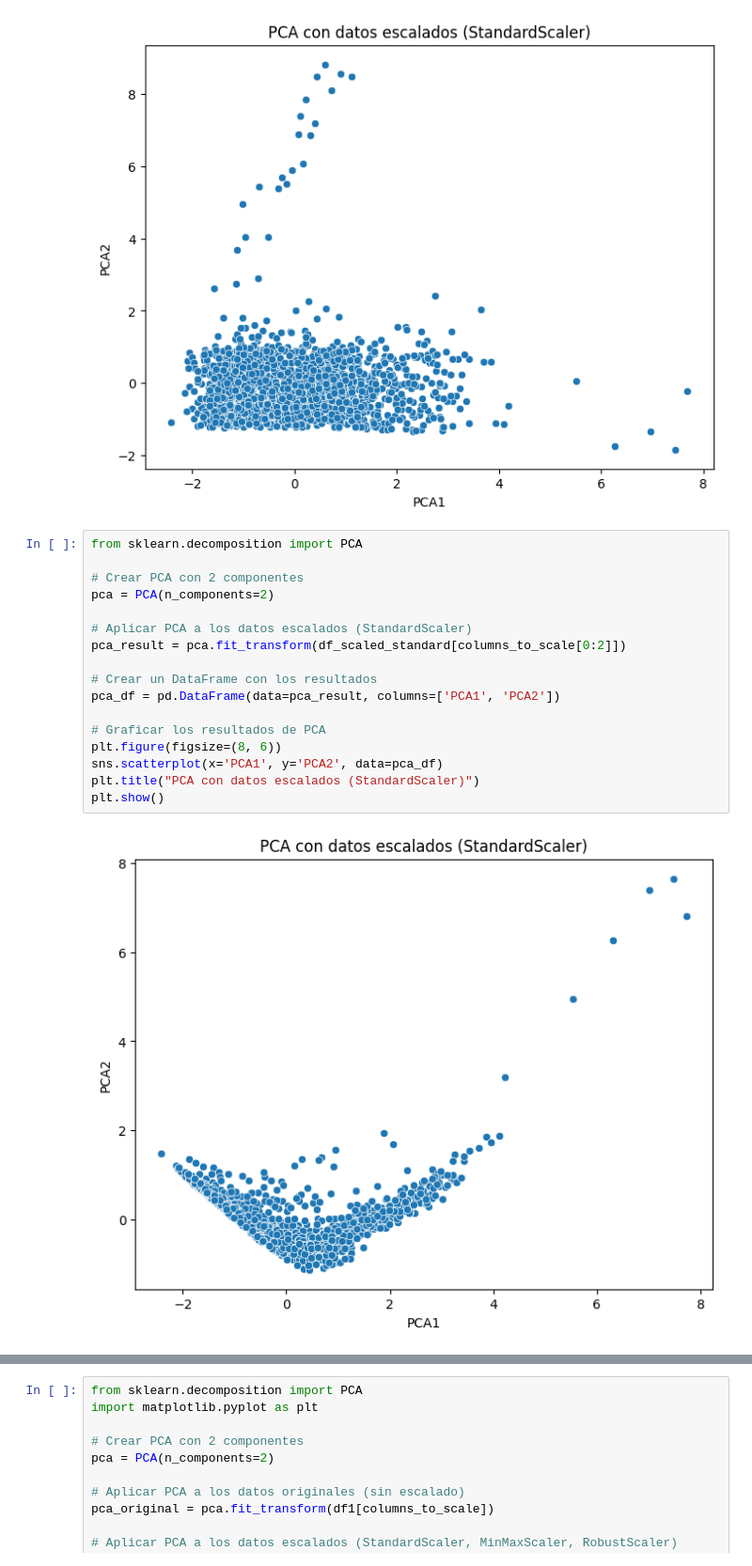
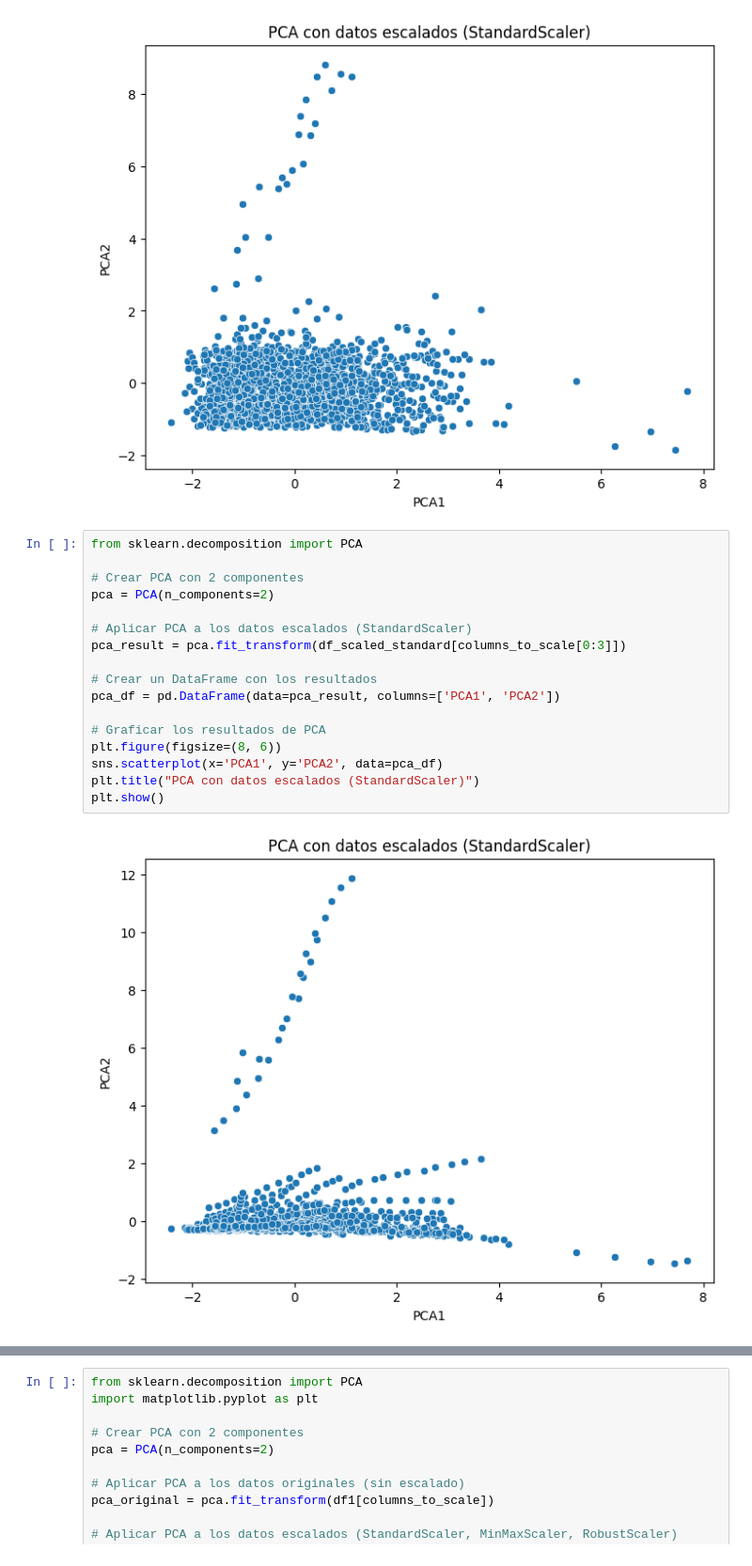
Before and after one commit to leavil/gapminder, a Jupyter notebook: notebooks/Panda_Missing_Gapminder.ipynb, the cells around one changed output, grey strips where cells are left out. Shown at 94% size. Cells and saved outputs as stored; diff of their text form.

```diff
--- a/notebooks/Panda_Missing_Gapminder.ipynb
+++ b/notebooks/Panda_Missing_Gapminder.ipynb
@@ -697,22 +697,22 @@ plt.show()
 # %%
 from sklearn.decomposition import PCA
 
 # Crear PCA con 2 componentes
 pca = PCA(n_components=2)
 
 # Aplicar PCA a los datos escalados (StandardScaler)
-pca_result = pca.fit_transform(df_scaled_standard[columns_to_scale[0:2]])
+pca_result = pca.fit_transform(df_scaled_standard[columns_to_scale[0:3]])
 
 # Crear un DataFrame con los resultados
 pca_df = pd.DataFrame(data=pca_result, columns=['PCA1', 'PCA2'])
 
 # Graficar los resultados de PCA
 plt.figure(figsize=(8, 6))
 sns.scatterplot(x='PCA1', y='PCA2', data=pca_df)
 plt.title("PCA con datos escalados (StandardScaler)")
 plt.show()
 # %% [output]
-[figure, old version]
+[figure, new version]
 # %%
 from sklearn.decomposition import PCA
 
```
Also changed, not shown: parts of 4 cells of this notebook.
